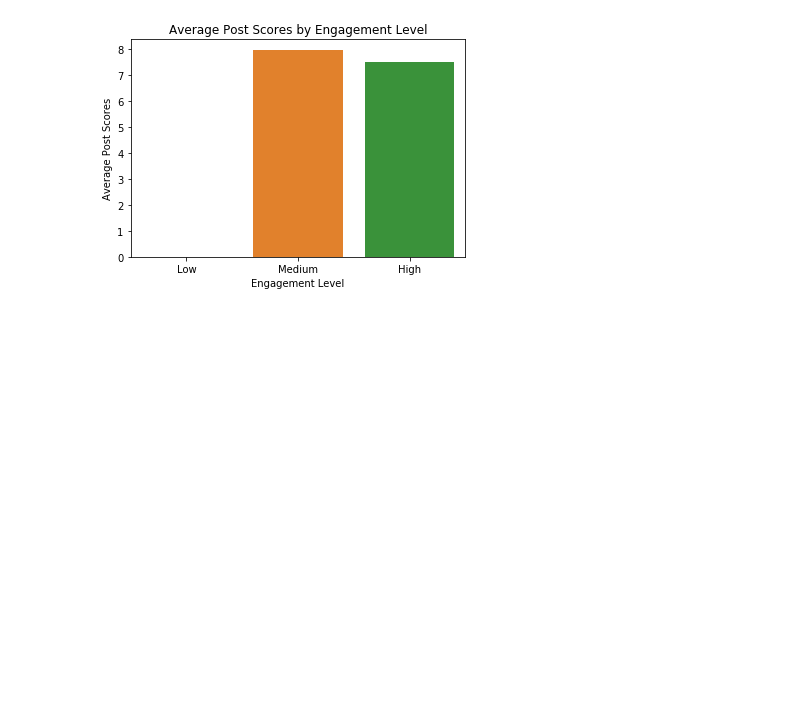
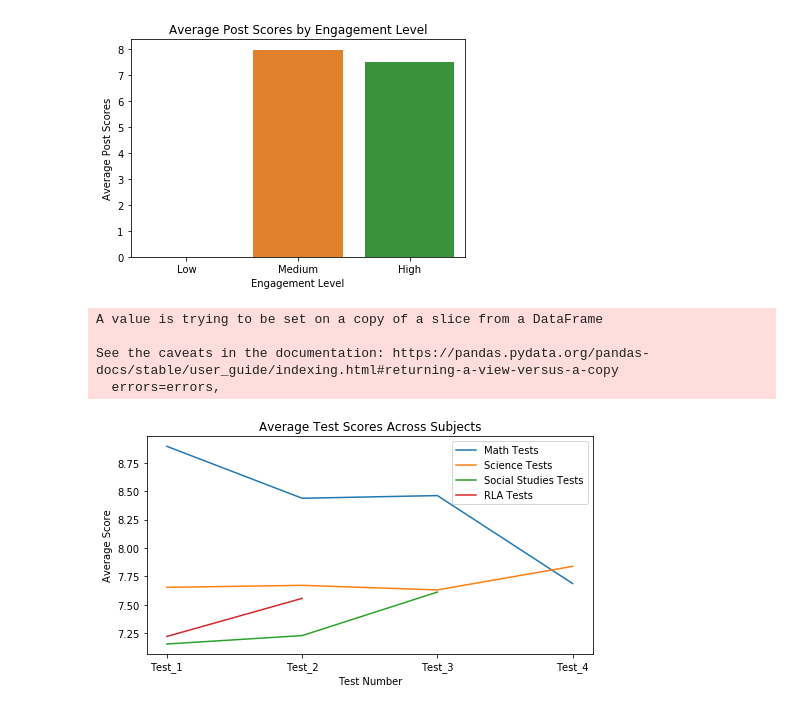
Before and after one commit to iSTAREducation/mmdt-da-project01-team-2, a Jupyter notebook: Assignment_00/formatted_project_2.ipynb, the cells around one changed output. Drawn from its saved outputs; the diff is of its cells as text; code cells hidden in the pictures; blank space fills up the shorter version.

Commit message:
add more graph from mmdt44

```diff
--- a/Assignment_00/formatted_project_2.ipynb
+++ b/Assignment_00/formatted_project_2.ipynb
@@ -1105,11 +1107,11 @@ plt.show()
 # %% [output]
 [figure]
 # %%
-pre_post_df['Pre_Score_Band'] = pd.cut(pre_post_df['Pre_Eng'], bins=[0, 4, 6, 8, 10], labels=['0-4', '4-6', '6-8', '8-10'])
-pre_post_df[['Pre_Eng','Pre_Score_Band','rla_imp_%']]
-# score_band_means = pre_post_df.groupby('Pre_Score_Band')['rla_imp_%'].mean().reset_index()
-sns.barplot(x='Pre_Score_Band', y='rla_imp_%', data=score_band_means)
-plt.xlabel("Pre-Test Score Band")
-plt.ylabel("Average Improvement (%)")
-plt.title("Average Improvement Percentage by Pre-Test Score Band")
-plt.show()
+# pre_post_df['Pre_Score_Band'] = pd.cut(pre_post_df['Pre_Eng'], bins=[0, 4, 6, 8, 10], labels=['0-4', '4-6', '6-8', '8-10'])
+# pre_post_df[['Pre_Eng','Pre_Score_Band','rla_imp_%']]
+# # score_band_means = pre_post_df.groupby('Pre_Score_Band')['rla_imp_%'].mean().reset_index()
+# sns.barplot(x='Pre_Score_Band', y='rla_imp_%', data=score_band_means)
+# plt.xlabel("Pre-Test Score Band")
+# plt.ylabel("Average Improvement (%)")
+# plt.title("Average Improvement Percentage by Pre-Test Score Band")
+# plt.show()
@@ -1295,3 +1295,35 @@ plt.ylabel('Average Post Scores')
 plt.show()
 # %% [output]
 [figure]
+# %%
+math_tests = pre_post_df[['n_math_test1', 'Grade/10.00_math_test2', 'Grade/10.00_math_test3', 'Grade/10.00_math_test6']]
+math_tests.rename(columns={'n_math_test1': 'Test_1', 'Grade/10.00_math_test2': 'Test_2','Grade/10.00_math_test3': 'Test_3','Grade/10.00_math_test6': 'Test_4'}, inplace=True)
+
+sci_tests = pre_post_df[['Grade/10.00_sci_test1', 'Grade/10.00_sci_test2', 'Grade/10.00_sci_test3', 'Grade/10.00_sci_test4']]
+sci_tests.rename(columns={'Grade/10.00_sci_test1': 'Test_1', 'Grade/10.00_sci_test2': 'Test_2','Grade/10.00_sci_test3': 'Test_3','Grade/10.00_sci_test4': 'Test_4'}, inplace=True)
+
+ss_tests = pre_post_df[['n_ss_test1', 'n_ss_test2', 'n_ss_test3']]
+ss_tests.rename(columns={'n_ss_test1': 'Test_1', 'n_ss_test2': 'Test_2','n_ss_test3': 'Test_3'}, inplace=True)
+
+rla_tests = pre_post_df[['Grade/10.00_rla_test1', 'Grade/10.00_rla_test2']]
+rla_tests.rename(columns={'Grade/10.00_rla_test1': 'Test_1', 'Grade/10.00_rla_test2': 'Test_2'}, inplace=True)
+# %% [output]
+A value is trying to be set on a copy of a slice from a DataFrame
+
+See the caveats in the documentation: https://pandas.pydata.org/pandas-docs/stable/user_guide/indexing.html#returning-a-view-versus-a-copy
+  errors=errors,
+# %%
+plt.figure(figsize=(8, 4))
+# Plot each dataframe with appropriate labels
+plt.plot(math_tests.mean(), label='Math Tests')
+plt.plot(sci_tests.mean(), label='Science Tests')
+plt.plot(ss_tests.mean(), label='Social Studies Tests')
+plt.plot(rla_tests.mean(), label='RLA Tests')
+
+plt.xlabel("Test Number")
+plt.ylabel("Average Score")
+plt.title("Average Test Scores Across Subjects")
+plt.legend()
+plt.show()
+# %% [output]
+[figure, added]
```
Also changed, not shown: parts of 13 cells of this notebook.
